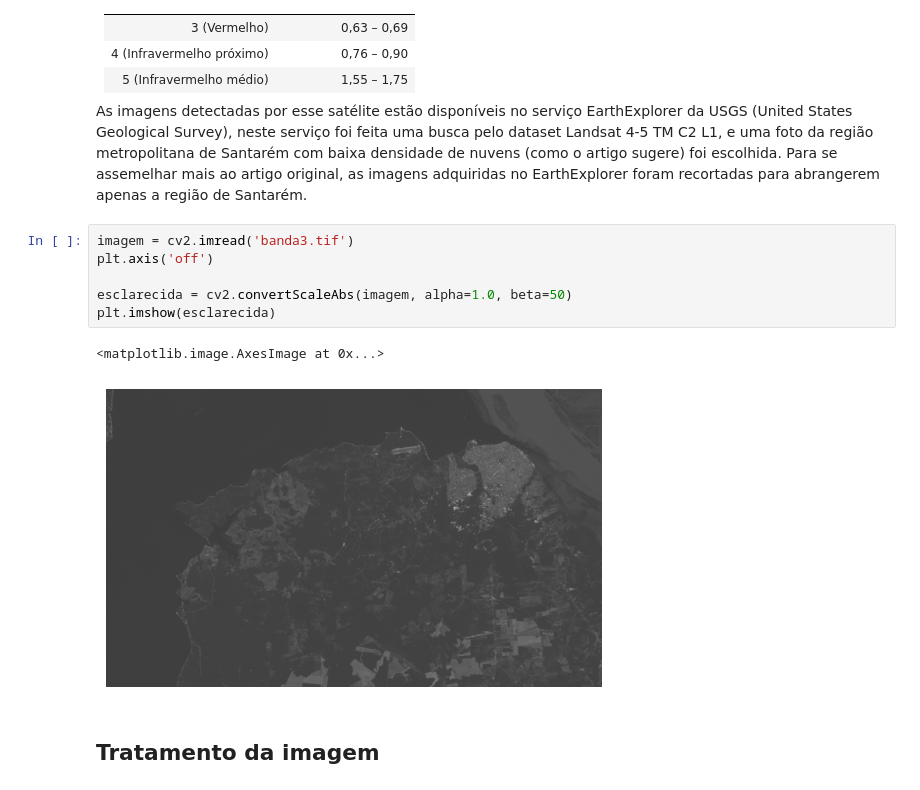
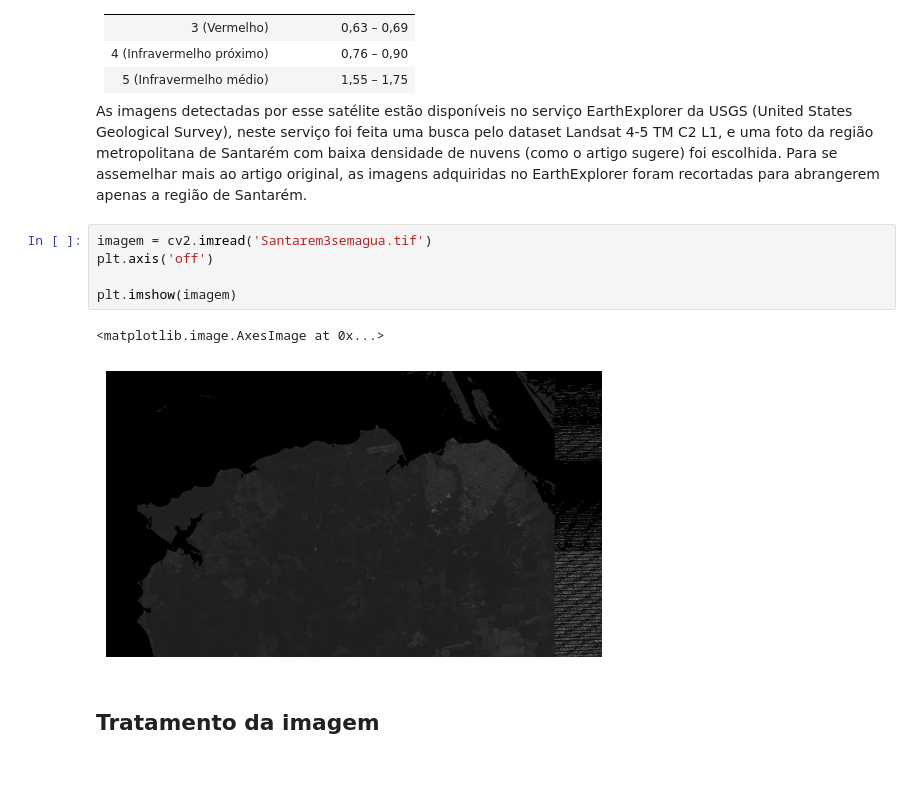
Before and after one commit to joao-martinho/pi, a Jupyter notebook: Trabalho 1/trabalho01.ipynb, the cells around one changed output. Cells and saved outputs as stored; diff of their text form.

```diff
--- a/Trabalho 1/trabalho01.ipynb
+++ b/Trabalho 1/trabalho01.ipynb
@@ -28,14 +28,13 @@ Para essa aplicação foi escolhida uma foto semelhante à utilizada no artigo o
 
 As imagens detectadas por esse satélite estão disponíveis no serviço EarthExplorer da USGS (United States Geological Survey), neste serviço foi feita uma busca pelo dataset Landsat 4-5 TM C2 L1, e uma foto da região metropolitana de Santarém com baixa densidade de nuvens (como o artigo sugere) foi escolhida. Para se assemelhar mais ao artigo original, as imagens adquiridas no EarthExplorer foram recortadas para abrangerem apenas a região de Santarém.
 # %%
-imagem = cv2.imread('banda3.tif')
+imagem = cv2.imread('Santarem3semagua.tif')
 plt.axis('off')
 
-esclarecida = cv2.convertScaleAbs(imagem, alpha=1.0, beta=50)
-plt.imshow(esclarecida)
+plt.imshow(imagem)
 # %% [output]
 <matplotlib.image.AxesImage at 0x...>
-[figure, old version]
+[figure, new version]
 # %% [markdown]
 ## Tratamento da imagem
 # %% [markdown]
```
Also changed, not shown: parts of 2 cells of this notebook, 3 other files.
